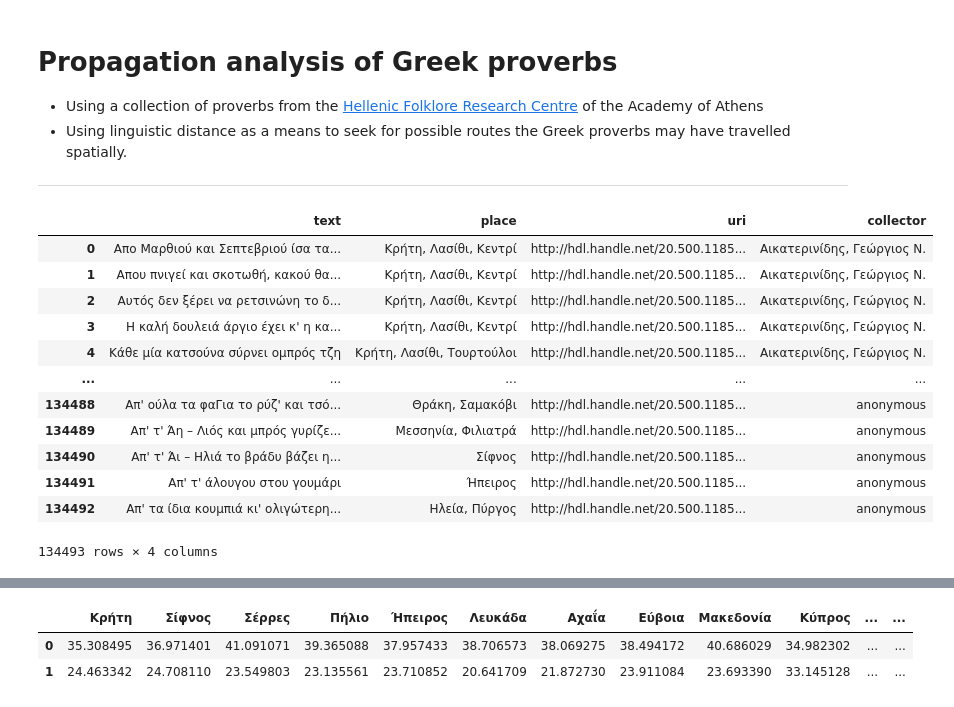
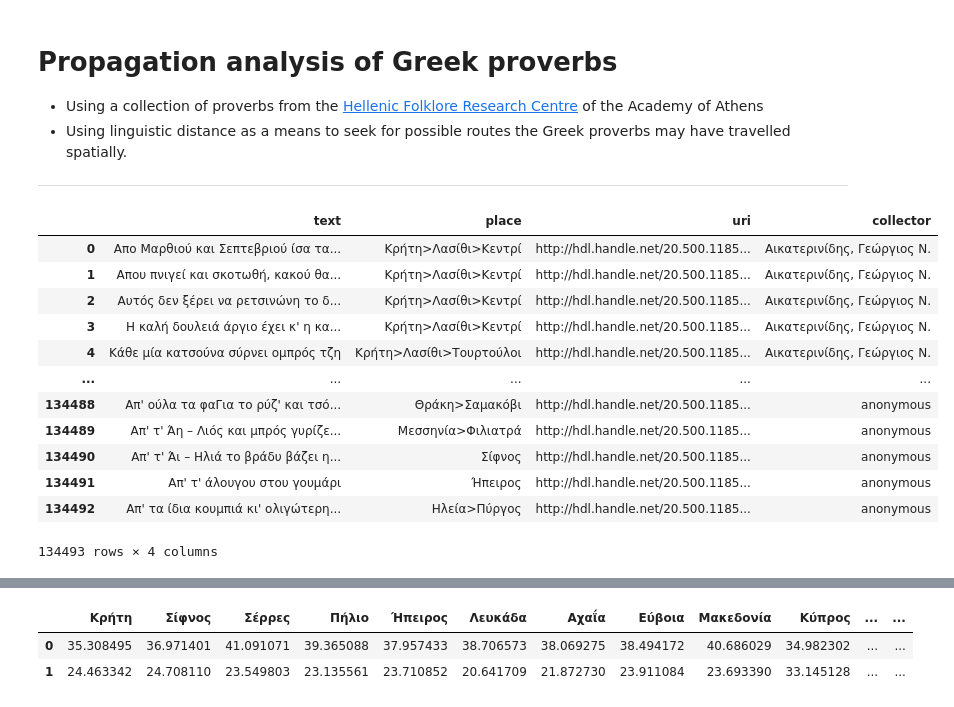
Before and after one commit to ipavlopoulos/greek-proverb-atlas, a Jupyter notebook: propagation.ipynb, the cells around one changed output, grey strips where cells are left out. Cells and saved outputs as stored; diff of their text form; code cells hidden in the pictures.

```diff
--- a/propagation.ipynb
+++ b/propagation.ipynb
@@ -18,19 +19,20 @@ import ast
 # %%
 proverbs = pd.read_csv("data/proverbs.csv", index_col=0)
+proverbs.place = proverbs.place.str.replace('\s*,\s*', '>', regex=True)
 proverbs
 # %% [output]
 |  | text | place | uri | collector |
-| 0 | Απο Μαρθιού και Σεπτεβριού ίσα τα... | Κρήτη, Λασίθι, Κεντρί | http://hdl.handle.net/20.500.1185... | Αικατερινίδης, Γεώργιος Ν. |
-| 1 | Απου πνιγεί και σκοτωθή, κακού θα... | Κρήτη, Λασίθι, Κεντρί | http://hdl.handle.net/20.500.1185... | Αικατερινίδης, Γεώργιος Ν. |
-| 2 | Αυτός δεν ξέρει να ρετσινώνη το δ... | Κρήτη, Λασίθι, Κεντρί | http://hdl.handle.net/20.500.1185... | Αικατερινίδης, Γεώργιος Ν. |
-| 3 | Η καλή δουλειά άργιο έχει κ' η κα... | Κρήτη, Λασίθι, Κεντρί | http://hdl.handle.net/20.500.1185... | Αικατερινίδης, Γεώργιος Ν. |
-| 4 | Κάθε μία κατσούνα σύρνει ομπρός τζη | Κρήτη, Λασίθι, Τουρτούλοι | http://hdl.handle.net/20.500.1185... | Αικατερινίδης, Γεώργιος Ν. |
+| 0 | Απο Μαρθιού και Σεπτεβριού ίσα τα... | Κρήτη>Λασίθι>Κεντρί | http://hdl.handle.net/20.500.1185... | Αικατερινίδης, Γεώργιος Ν. |
+| 1 | Απου πνιγεί και σκοτωθή, κακού θα... | Κρήτη>Λασίθι>Κεντρί | http://hdl.handle.net/20.500.1185... | Αικατερινίδης, Γεώργιος Ν. |
+| 2 | Αυτός δεν ξέρει να ρετσινώνη το δ... | Κρήτη>Λασίθι>Κεντρί | http://hdl.handle.net/20.500.1185... | Αικατερινίδης, Γεώργιος Ν. |
+| 3 | Η καλή δουλειά άργιο έχει κ' η κα... | Κρήτη>Λασίθι>Κεντρί | http://hdl.handle.net/20.500.1185... | Αικατερινίδης, Γεώργιος Ν. |
+| 4 | Κάθε μία κατσούνα σύρνει ομπρός τζη | Κρήτη>Λασίθι>Τουρτούλοι | http://hdl.handle.net/20.500.1185... | Αικατερινίδης, Γεώργιος Ν. |
 | ... | ... | ... | ... | ... |
-| 134488 | Απ' ούλα τα φαΓια το ρύζ' και τσό... | Θράκη, Σαμακόβι | http://hdl.handle.net/20.500.1185... | anonymous |
-| 134489 | Απ' τ' Άη – Λιός και μπρός γυρίζε... | Μεσσηνία, Φιλιατρά | http://hdl.handle.net/20.500.1185... | anonymous |
+| 134488 | Απ' ούλα τα φαΓια το ρύζ' και τσό... | Θράκη>Σαμακόβι | http://hdl.handle.net/20.500.1185... | anonymous |
+| 134489 | Απ' τ' Άη – Λιός και μπρός γυρίζε... | Μεσσηνία>Φιλιατρά | http://hdl.handle.net/20.500.1185... | anonymous |
 | 134490 | Απ' τ' Άι – Ηλιά το βράδυ βάζει η... | Σίφνος | http://hdl.handle.net/20.500.1185... | anonymous |
 | 134491 | Απ' τ' άλουγου στου γουμάρι | Ήπειρος | http://hdl.handle.net/20.500.1185... | anonymous |
-| 134492 | Απ' τα ίδια κουμπιά κι' ολιγώτερη... | Ηλεία, Πύργος | http://hdl.handle.net/20.500.1185... | anonymous |
+| 134492 | Απ' τα ίδια κουμπιά κι' ολιγώτερη... | Ηλεία>Πύργος | http://hdl.handle.net/20.500.1185... | anonymous |
 134493 rows × 4 columns
 # %%
 # the duplicates, geolocated in this study
```
Also changed, not shown: parts of 18 cells of this notebook.
